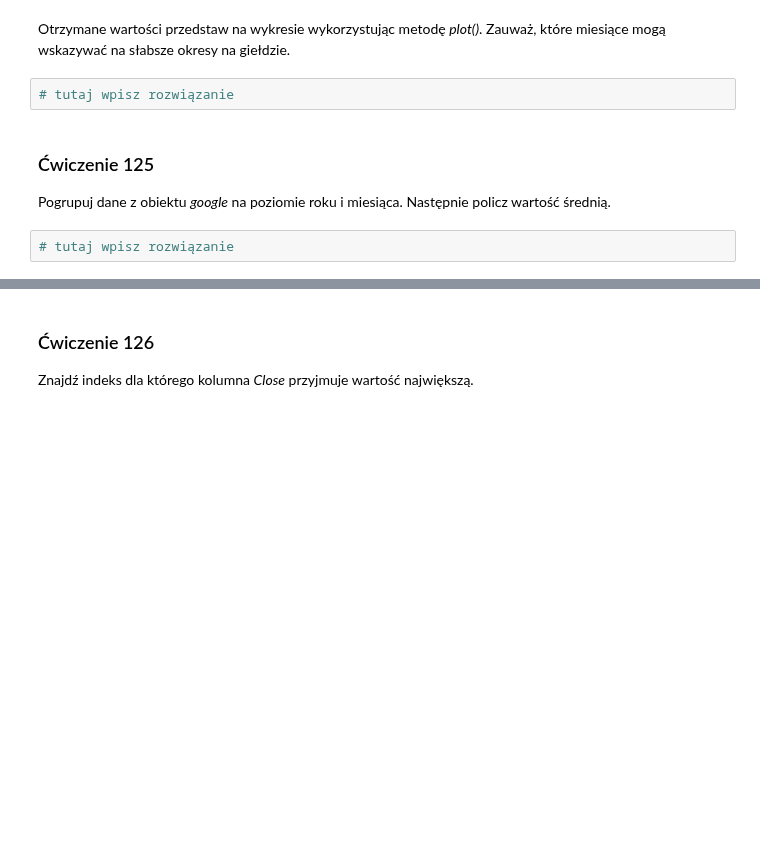
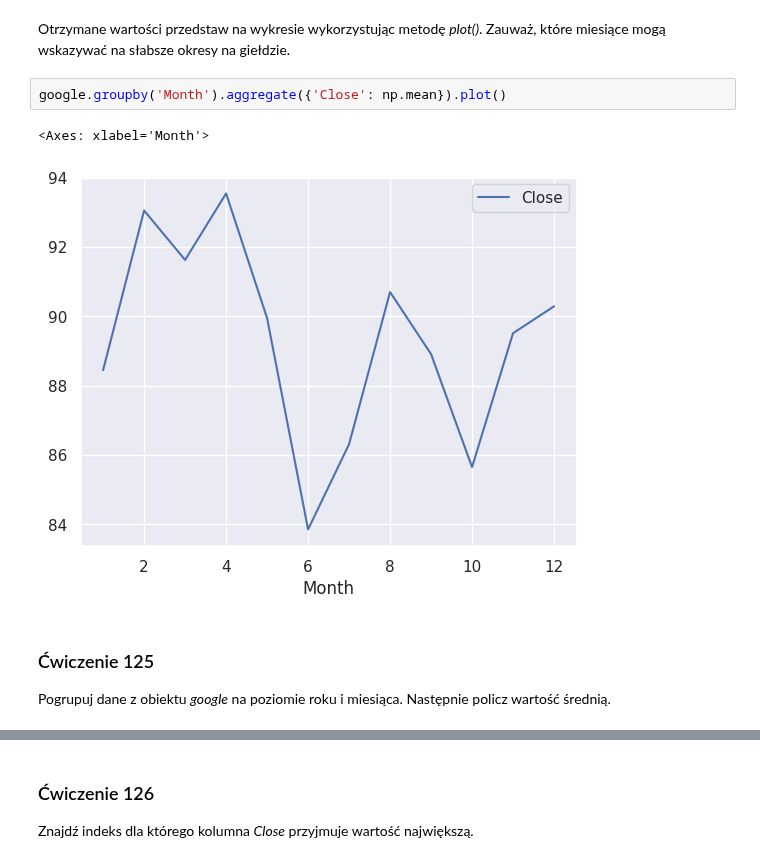
Before and after one commit to LucjanSakowicz/data-science-bootcamp, a Jupyter notebook: 09_exercises/121_130_exercises.ipynb, the cells around one changed output, grey strips where cells are left out. Cells and saved outputs as stored; diff of their text form; blank space fills up the shorter version.

```diff
--- a/09_exercises/121_130_exercises.ipynb
+++ b/09_exercises/121_130_exercises.ipynb
@@ -98,10 +198,11 @@ Policz średnią cenę zamknięcia (_Close_) dla miesiąca (pogrupuj dane po mie
 # %% [markdown]
 Otrzymane wartości przedstaw na wykresie wykorzystując metodę _plot()_.
 Zauważ, które miesiące mogą wskazywać na słabsze okresy na giełdzie.
-# %%
-# tutaj wpisz rozwiązanie
+# %%
+google.groupby('Month').aggregate({'Close': np.mean}).plot()
+# %% [output]
+<Axes: xlabel='Month'>
+[figure, added]
 # %% [markdown]
 ### <a name='5'></a> Ćwiczenie 125
 Pogrupuj dane z obiektu _google_ na poziomie roku i miesiąca. Następnie policz wartość średnią.
-# %%
-# tutaj wpisz rozwiązanie
```
Also changed, not shown: parts of 35 cells of this notebook.
